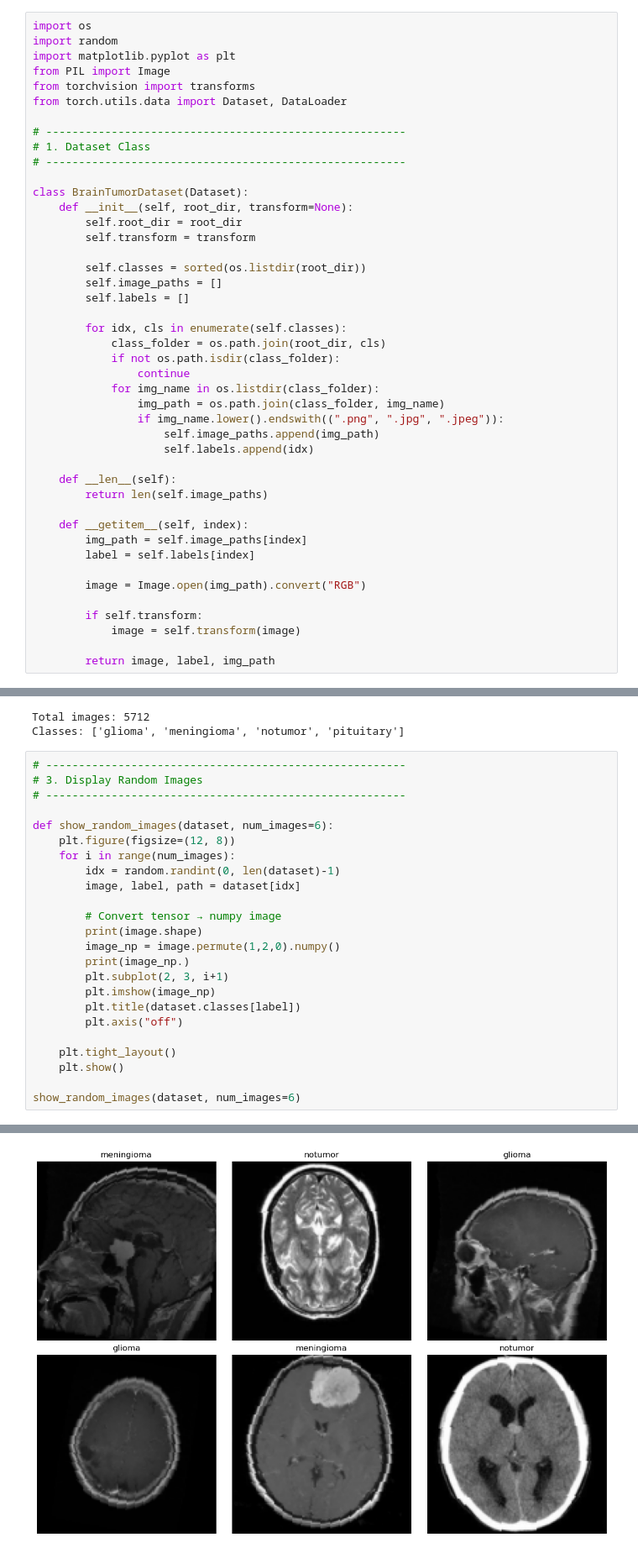
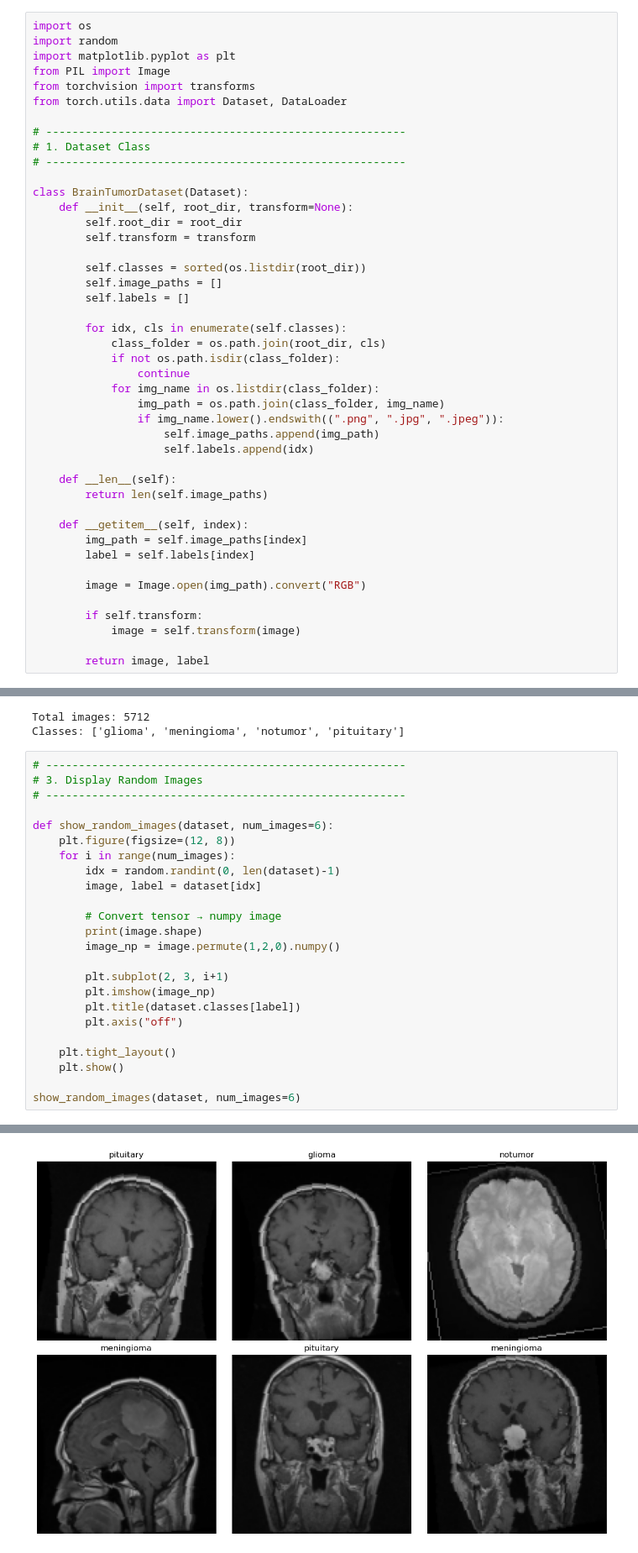
Before and after one commit to sohithvishnu/Brain-Tumor-Classification, a Jupyter notebook: Sohith_copy.ipynb, the cells around one changed output, grey strips where cells are left out. Shown: that part at 84% size. Saved outputs shown, nothing was run; the diff lists cells and outputs as text.

```diff
--- a/Sohith_copy.ipynb
+++ b/Sohith_copy.ipynb
@@ -41,7 +41,7 @@ class BrainTumorDataset(Dataset):
         if self.transform:
             image = self.transform(image)
 
-        return image, label, img_path
+        return image, label
 # %%
 # -------------------------------------------------------
 # 2. Load Dataset
@@ -71,12 +71,12 @@ def show_random_images(dataset, num_images=6):
     plt.figure(figsize=(12, 8))
     for i in range(num_images):
         idx = random.randint(0, len(dataset)-1)
-        image, label, path = dataset[idx]
+        image, label = dataset[idx]
 
         # Convert tensor → numpy image
         print(image.shape)
         image_np = image.permute(1,2,0).numpy()
-        print(image_np.)
+
         plt.subplot(2, 3, i+1)
         plt.imshow(image_np)
         plt.title(dataset.classes[label])
@@ -102,2 +96,2 @@ torch.Size([3, 128, 128])
-[figure, old version]
+[figure, new version]
 # %%
```
Also changed, not shown: parts of 5 cells of this notebook.
